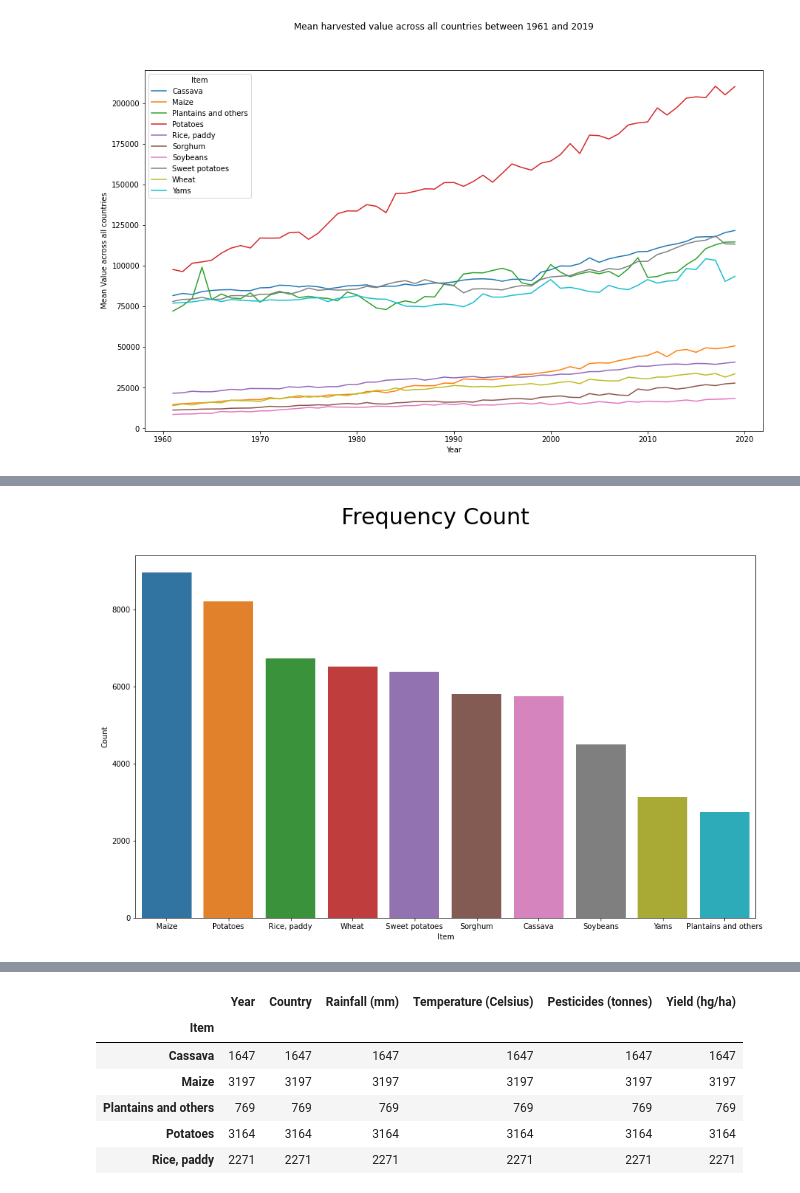
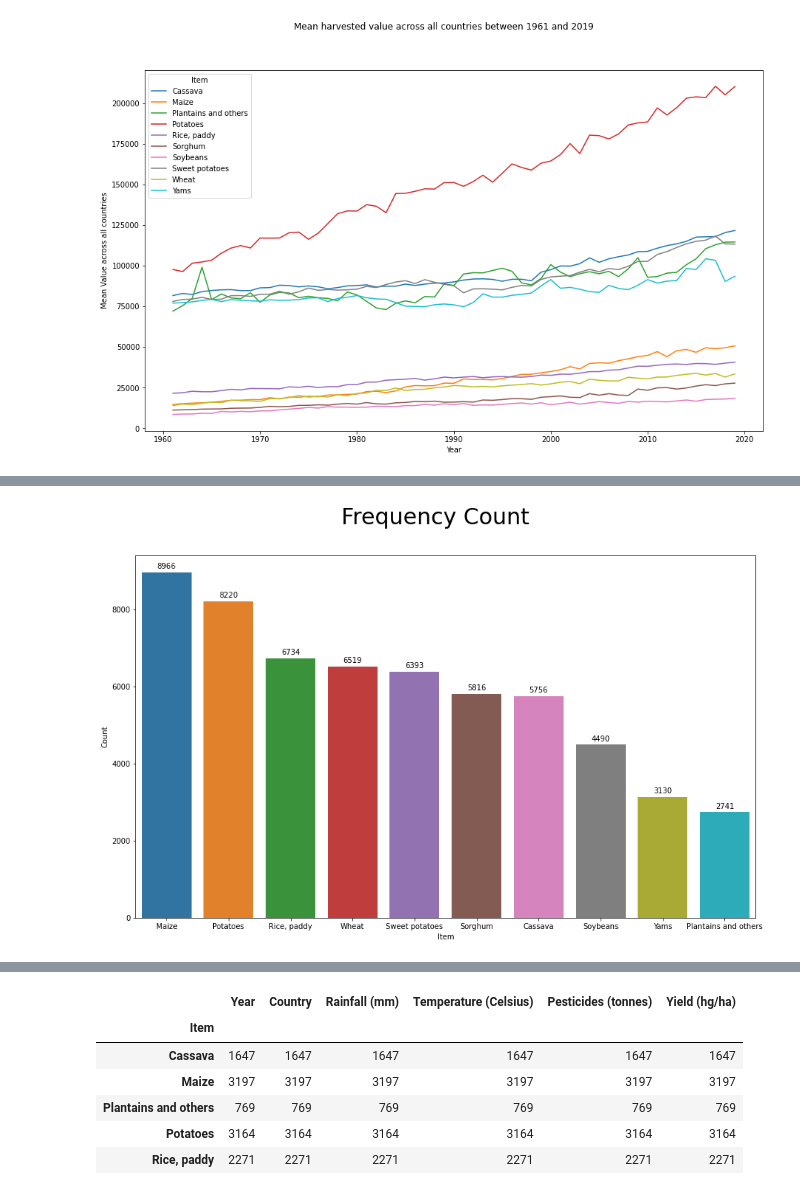
Before and after one commit to Drinkler/Yield-Prediction, a Jupyter notebook: Yield_Prediction.ipynb, the cells around one changed output, grey strips where cells are left out. Saved outputs shown, nothing was run; the diff lists cells and outputs as text; code cells hidden in the pictures.

```diff
--- a/Yield_Prediction.ipynb
+++ b/Yield_Prediction.ipynb
@@ -467,14 +517,16 @@ yield_data['Item'].value_counts().to_frame().reset_index()
 # %%
 fig, axs = plt.subplots(1,1, figsize=(15,9))
 fig.suptitle('Frequency Count', size=30)
 
+temp_df = yield_data['Item'].value_counts().to_frame().reset_index()
+g = sns.barplot(x='index', y='Item', data=temp_df, orient='v', ax=axs)
 
-temp_df = yield_data['Item'].value_counts().to_frame().reset_index()
-sns.barplot(x='index', y='Item', data=temp_df, orient='v', ax=axs)
+for index, row in temp_df.iterrows():
+    g.text(row.name,row.Item + 100, row.Item, color='black', ha="center")
+
 axs.set_xlabel('Item')
 axs.set_ylabel('Count')
 
-
 fig.show()
 # %% [output]
-[figure, old version]
+[figure, new version]
```
Also changed, not shown: parts of 20 cells of this notebook.
